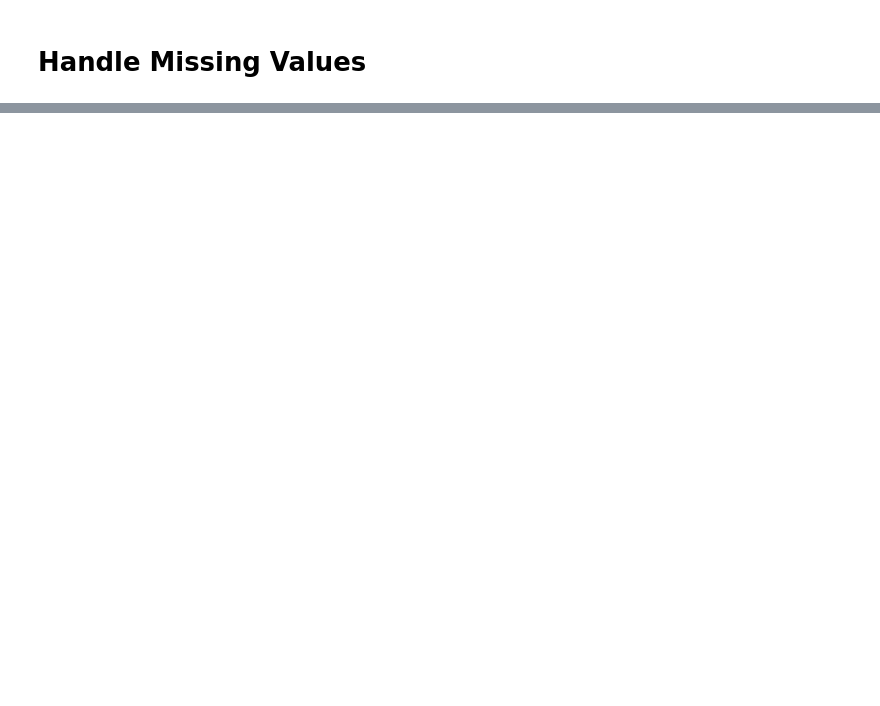
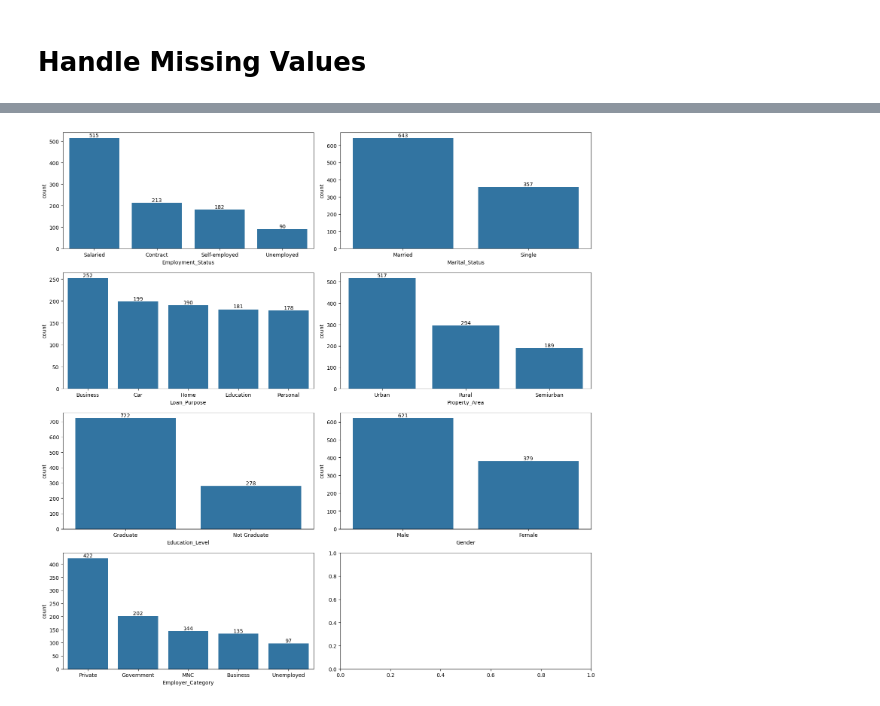
Before and after one commit to Sayan-chanda/Loan_approval_system, a Jupyter notebook: Loan_approval_system.ipynb, the cells around one changed output, grey strips where cells are left out. Saved outputs shown, nothing was run; the diff lists cells and outputs as text; code cells hidden in the pictures; blank space fills up the shorter version.

```diff
--- a/Loan_approval_system.ipynb
+++ b/Loan_approval_system.ipynb
@@ -81,0 +87,23 @@ dtype: int64
+# %%
+#distribution of feature columns
+bar_feature_col = ["Employment_Status", "Marital_Status", "Loan_Purpose", "Property_Area", "Education_Level", "Gender", "Employer_Category"]
+
+fig,ax = plt.subplots(4,2, figsize = (15,15))
+count = 0
+for i in range(4):
+    for j in range(2):
+        if (count < len(bar_feature_col)):
+
+            feature = bar_feature_col[count]
+            feaure_stat_count = df[feature].value_counts()
+            axes = sns.barplot(feaure_stat_count,ax = ax[i][j])
+            axes.bar_label(axes.containers[0])
+
+
+        count = count + 1
+fig.tight_layout()
+# emp_stat_count = df["Loan_Purpose"].value_counts()
+# ax = sns.barplot(emp_stat_count)
+# ax.bar_label(ax.containers[0])
+# %% [output]
+[figure, added]
```
Also changed, not shown: parts of 8 cells of this notebook.
